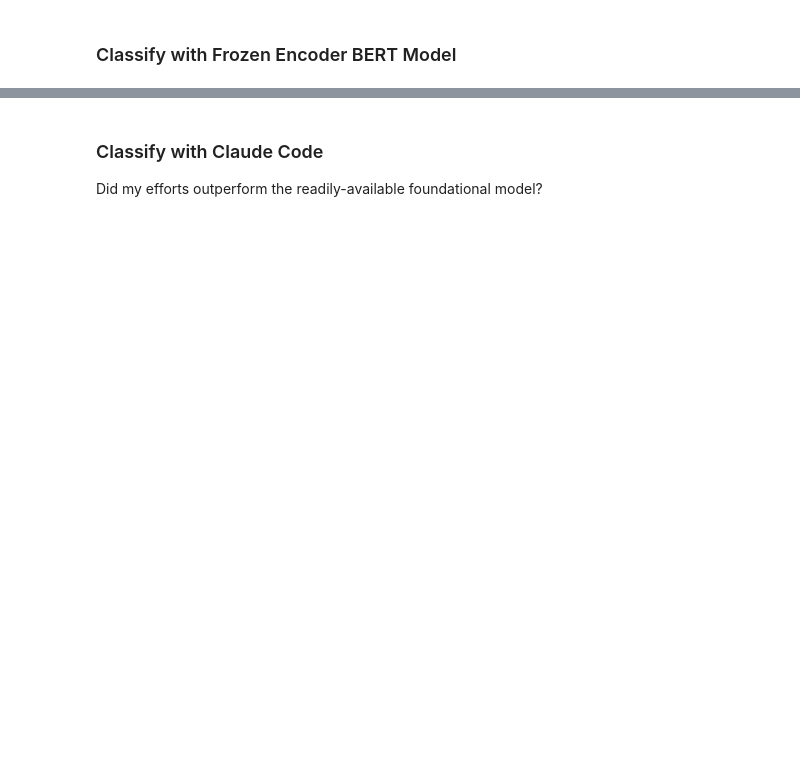
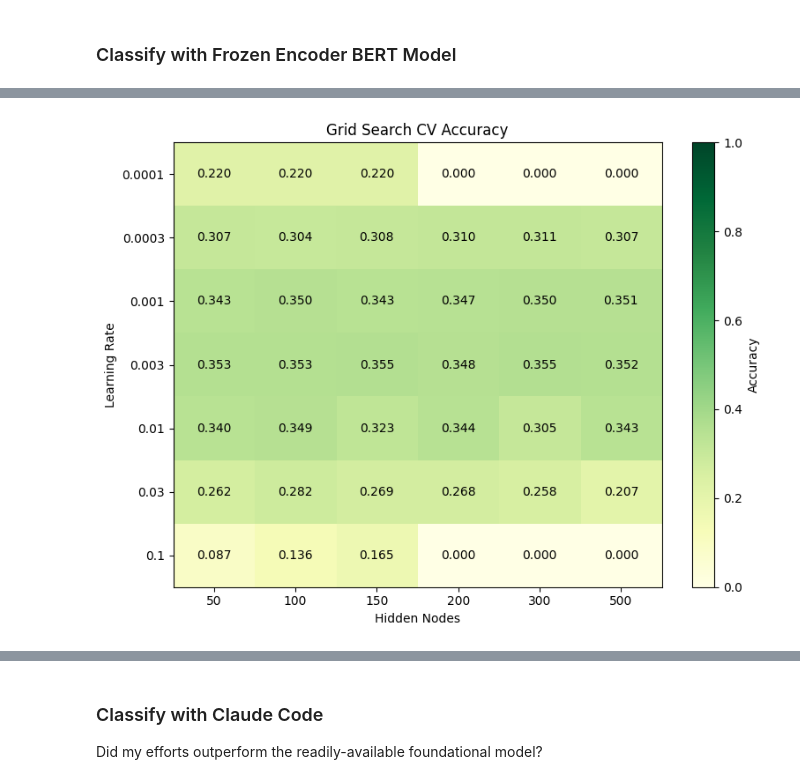
Before and after one commit to joe-seph-kozsuch/classifying_medical_transcriptions, a Jupyter notebook: data_exploration.ipynb, the cells around one changed output, grey strips where cells are left out. Saved outputs shown, nothing was run; the diff lists cells and outputs as text; code cells hidden in the pictures; blank space fills up the shorter version.

Commit message:
finished claification with BERT encoder and claude

```diff
--- a/data_exploration.ipynb
+++ b/data_exploration.ipynb
@@ -467,6 +503,15 @@ cls.predictions.transform.LayerNorm.bias   | UNEXPECTED |  |
 
 Notes:
 - UNEXPECTED:   can be ignored when loading from different task/architecture; not ok if you expect identical arch.
+# %%
+transc_test_emb_matrix_cntxt = transc_test_emb_cntxt.to(device)
+
+# cv to not be used here, but in later methods
+transc_cv_emb_matrix_cntxt = transc_cv_emb_cntxt.to(device)
+
+transc_train_emb_matrix_cntxt = transc_train_emb_cntxt.to(device)
+
+distinct_specialty_emb_matrix_cntxt = specialty_embeddings_contextual.to(device)
 # %% [markdown]
 ### Classify with Cosine Distance
 # %%
@@ -709,0 +777,23 @@ ccc.print_accuracy()
+# %%
+
+train_ds = Dataset_Eso(transc_train_emb_matrix_cntxt, specialty_index_train)
+cv_ds = Dataset_Eso(transc_cv_emb_matrix_cntxt, specialty_index_cv)
+test_ds = Dataset_Eso(transc_test_emb_matrix_cntxt, specialty_index_test)
+# %%
+#
+class NeuralNetwork(torch.nn.Module):
+    def __init__(self, num_inputs, num_outputs, hidden_layer):
+        super().__init__()
+
+        self.layers = torch.nn.Sequential(
+            # 1st hidden layer
+            torch.nn.Linear(num_inputs, hidden_layer),
+            torch.nn.ReLU(),
+
+            # output layer
+            torch.nn.Linear(hidden_layer, num_outputs),
+        )
+
+    def forward(self, x):
+        logits = self.layers(x)
+        return logits
@@ -710,7 +967,6 @@ ccc.print_accuracy()
 # %%
-transc_enc = corpus_encoder(
-    corpus = transc_train.to_list(),
-    model = AutoModel.from_pretrained("emilyalsentzer/Bio_ClinicalBERT")
+fbc = frozen_BERT_classifier(
+    train_ds = train_ds,
+    cv_ds = cv_ds,
+    test_ds = test_ds,
 )
-
-transc_enc.model_embed_corpus()
@@ -716,0 +978,4 @@ transc_enc.model_embed_corpus()
+# %%
+fbc.print_grid_search_results()
+# %% [output]
+[figure, added]
```
Also changed, not shown: parts of 29 cells of this notebook, 2 other files.
